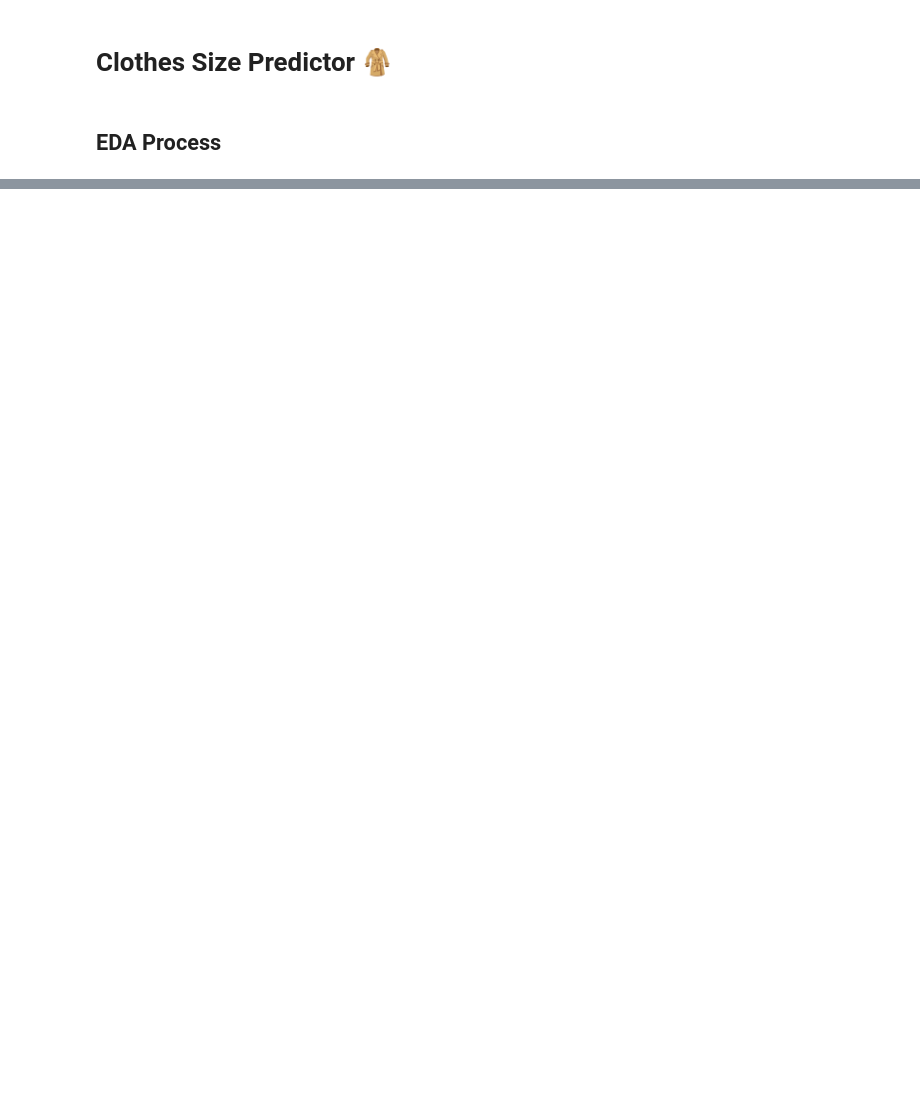
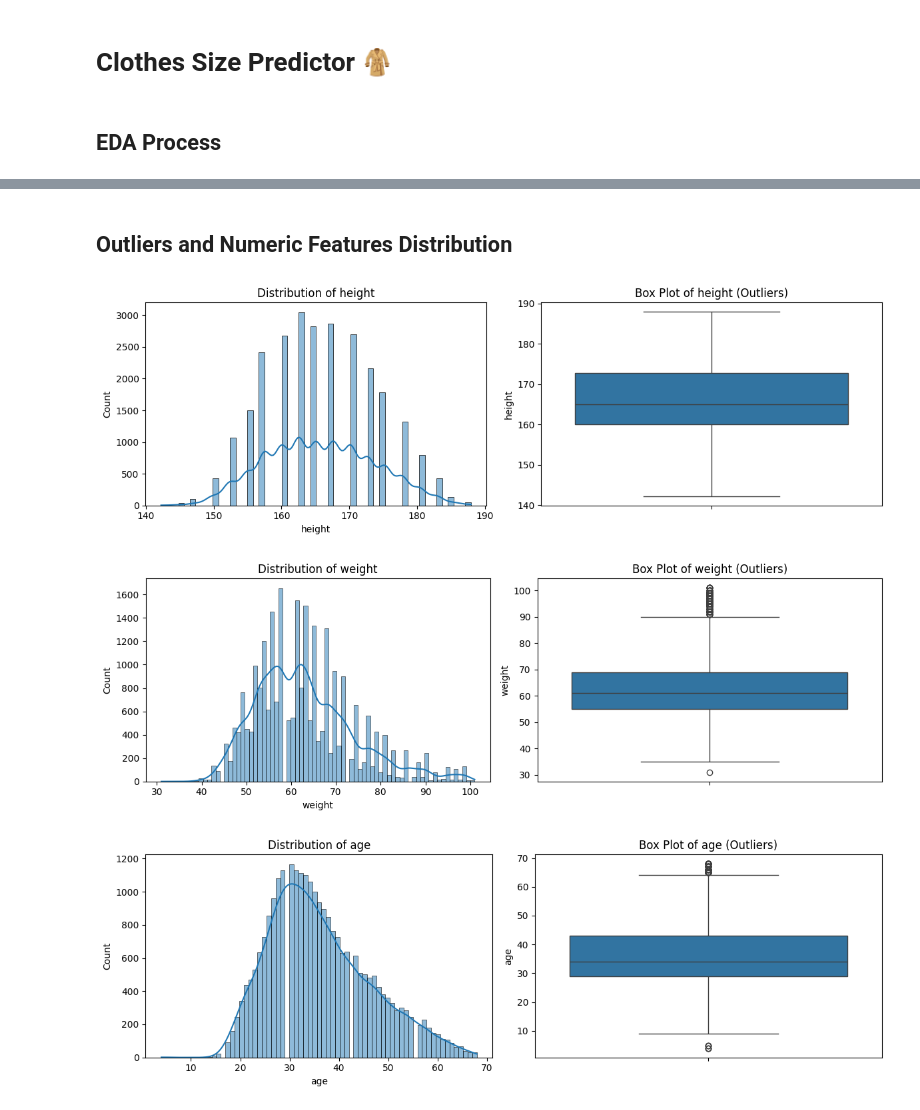
Before and after one commit to simon-ramirez28/clothes-size-prediction, a Jupyter notebook: notebooks/02-EDA.ipynb, the cells around one changed output, grey strips where cells are left out. Cells and saved outputs as stored; diff of their text form; code cells hidden in the pictures; blank space fills up the shorter version.

```diff
--- a/notebooks/02-EDA.ipynb
+++ b/notebooks/02-EDA.ipynb
@@ -157,0 +49,26 @@ Saved correlation heatmap to results/eda\correlation_heatmap.png
+# %% [markdown]
+## Outliers and Numeric Features Distribution
+# %%
+numeric_features = ['height', 'weight', 'age']
+
+# Histograms and Box Plots
+for feature in numeric_features:
+    fig, ax = plt.subplots(1, 2, figsize=(12, 4))
+
+    # Histogram to see the overall distribution
+    sns.histplot(data[feature], kde=True, ax=ax[0])
+    ax[0].set_title(f'Distribution of {feature}')
+
+    # Box Plot to visualize outliers
+    sns.boxplot(y=data[feature], ax=ax[1])
+    ax[1].set_title(f'Box Plot of {feature} (Outliers)')
+
+    plt.tight_layout()
+    plt.show()
+
+# Ejemplo de limpieza (SI encuentras outliers ridículos, ej: Edad=1)
+# df = df[df['Edad'] > 5]
+# %% [output]
+[figure, added]
+[figure, added]
+[figure, added]
```
Also changed, not shown: parts of 26 cells of this notebook, 9 other files.
